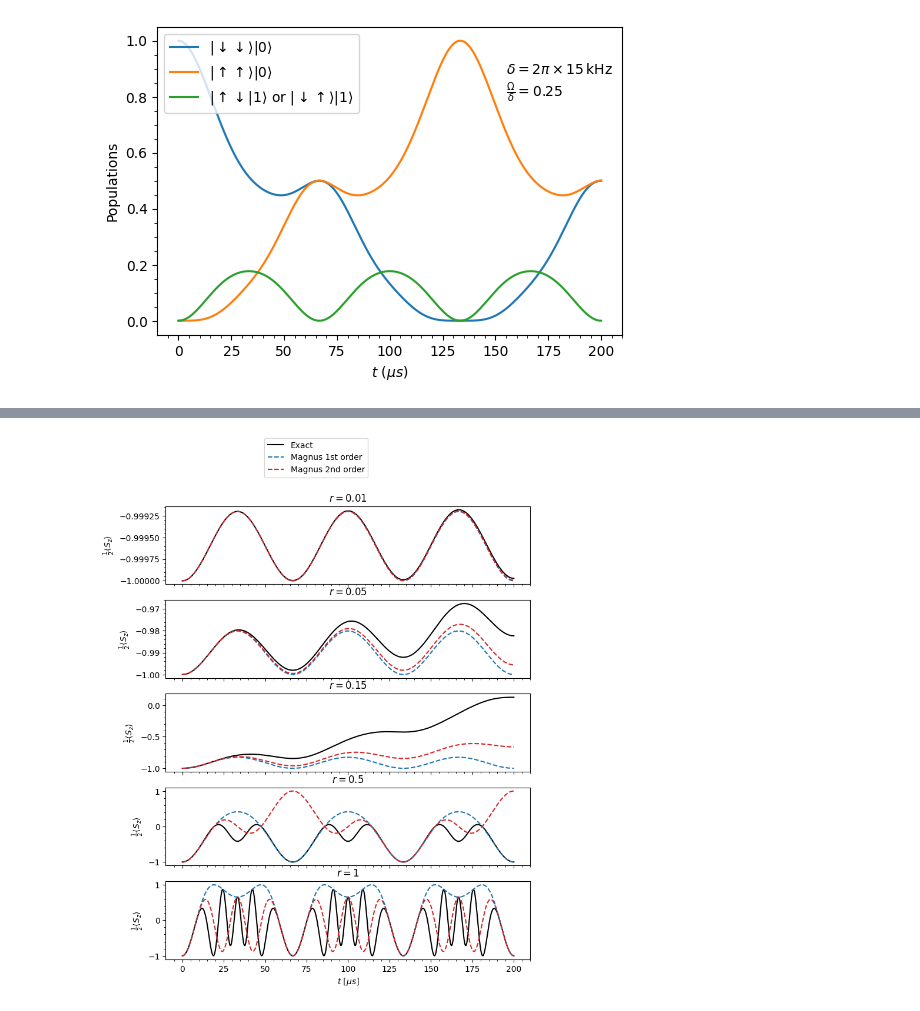
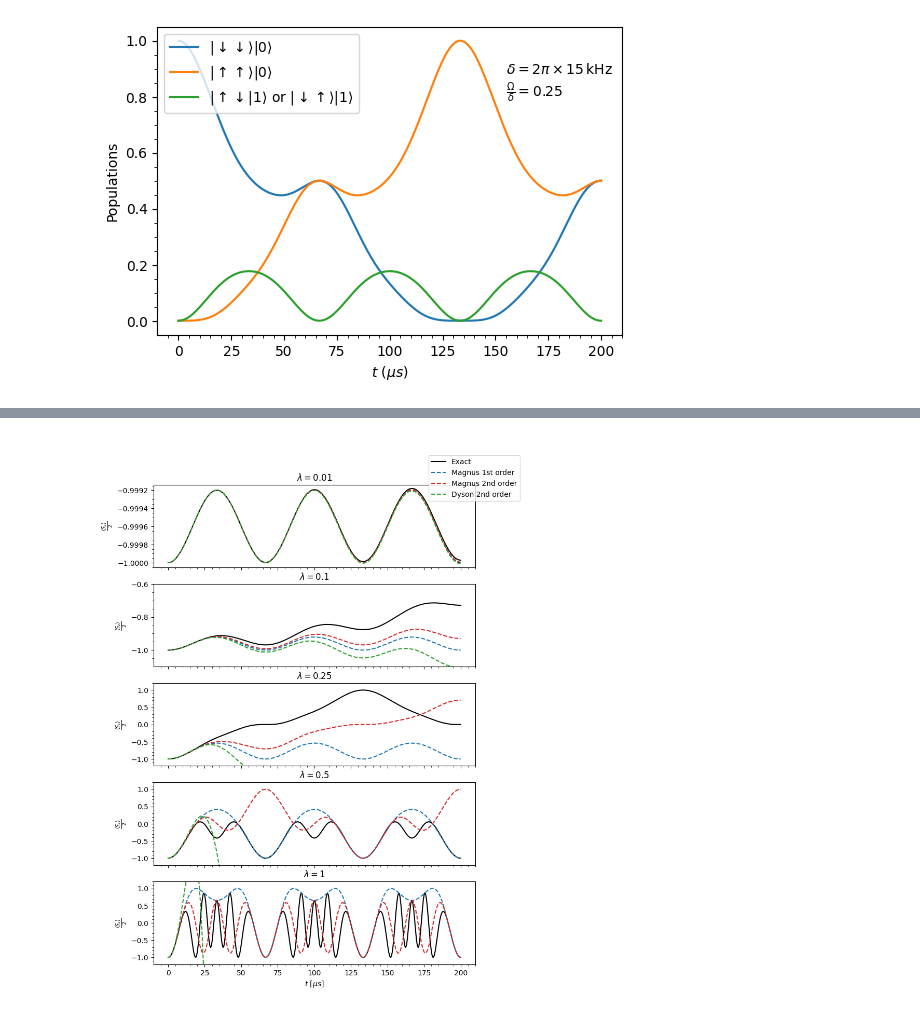
Before and after one commit to diegoscantam/perturbations, a Jupyter notebook: simulation.ipynb, the cells around one changed output, grey strips where cells are left out. Cells and saved outputs as stored; diff of their text form; code cells hidden in the pictures.

Commit message:
Dyson series

```diff
--- a/simulation.ipynb
+++ b/simulation.ipynb
@@ -85,22 +99,18 @@ def expectation_z2(state):
 # %%
+# Frequencies ratio lambda = Omega/delta
+freq_ratio = 0.25
 
+# Populations
 pop00 = []
-pop00_excited = []
 pop11 = []
-pop11_excited = []
 pop10 = []
 pop1001_excited = []
-pop01 = []
-pop01_excited = []
-norm = []
-sum_pop = []
+# Compute state at time t and calculate probability amplitude
 for kk in np.arange(0, int(t_steps)+1, 1):
     state = U(t[kk], freq_ratio) @ gs
-    #state = linalg.expm(-1j*t[kk]*H_1(t[kk])) @gs
     pop00.append(np.abs(state[7])**2)
     pop11.append(np.abs(state[1]**2))
     pop1001_excited.append(0.5*np.abs(state[2])**2 + 0.5*np.abs(state[4])**2)
-    #sum_pop.append(pop00[kk] + pop11[kk] + pop1001_excited[kk])
 
 # Plot of populations
 cmap = plt.get_cmap('tab20')
@@ -123,63 +135,82 @@ plt.show()
 # %%
+# Frequencies ratio lambda = Omega/delta
+freq_ratio = [0.01, 0.1, 0.25, 0.5, 1]
 
-freq_ratio = [0.01, 0.05, 0.15, 0.5, 1]
 
-# Dyson first order
-def D1(t_final, freq_ratio):
-    D1 = np.zeros(shape=(8,8), dtype = complex)
-    for kk in range(0,len(state)):
-        for jj in range(0 ,len(state)):
-            integrand = lambda t : H_1(t, freq_ratio)[kk][jj]
-            result, error = spi.quad(integrand, 0., t_final, complex_func = True)
-            D1[kk][jj] = -1j*result
-    return D1
-
-# First magnus coefficient
+# First Magnus term (time integral of H_1)
 def M1(t, freq_ratio):
         return -2*freq_ratio*np.sin(0.5*delta*t)*np.kron(S_x(), \
         np.exp(0.5j*delta*t)*a - np.exp(-0.5j*delta*t)*a_dagger)
-# Second magnus coefficient
+# Second Magnus term (double time integral of [H_1(t1),H_1(t2)])
 def M2(t, freq_ratio):
-        return -1j*(freq_ratio**2)*delta*(t - np.sin(delta*t)/delta)*np.kron( np.kron(sgm_x, sgm_x), id_2)
+        return -1j*(freq_ratio**2)*delta*(t - np.sin(delta*t)/delta)*np.kron( 2*np.kron(id_2,id_2)+ np.kron(sgm_x, sgm_x), id_2)
 
 
-# Plot of mean <sgm_z>
+# Prepare plot of mean <sgm_z> as a function of t, for different frequency ratios
 cmap = plt.get_cmap('tab20')
 w = 8
-h = 10
+h = 12
 fig = plt.figure(figsize=(w,h))
 fig, axs = plt.subplots(len(freq_ratio), figsize= (w,h),sharex= True)
 
-# Mean Z values
+# Mean z values
 I = np.kron(np.kron(id_2,id_2),id_2)
+D1 = np.zeros(shape = (len(state), len(state)), dtype = complex)
+# For each  ratio ...
 for jj in range(0, len(freq_ratio)):
     mean_z = []
     mean_z1 = []
     mean_z2 = []
-    mean_z1d = []
+    mean_z2d = []
+
+    # Find the value of t for which the integral of the Hamiltonian is equal to pi
+    # This t_limit value is the rigourous bound for the convergence of the ME
+    #integrand = lambda t: linalg.norm(H_1(t, freq_ratio[jj]))
+    #integral = [0]
+    #kk = 0
+    #while(integral[kk] < pi and kk < len(t)-1):
+    #    result, error = spi.quad(integrand, 0, t[kk])
+    #    integral.append(result)
+    #    kk += 1
+    #t_limit = t[kk]
+
+    # ... evolve the state with different expansions
     for kk in np.arange(0, int(t_steps)+1, 1):
+        # Exact:
         state = U(t[kk], freq_ratio[jj]) @ gs
+        # Magnus:
         state1 = linalg.expm(M1(t[kk], freq_ratio[jj])) @ gs
         state2 = linalg.expm(M1(t[kk], freq_ratio[jj]) + M2(t[kk], freq_ratio[jj])) @ gs
-        #state1d = (I + D1(t[kk], freq_ratio[jj])) @ gs
-        mean_z.append(0.5*expectation_z1(state) + 0.5*expectation_z2(state))
-        mean_z1.append(0.5*expectation_z1(state1) + 0.5*expectation_z2(state1))
-        mean_z2.append(0.5*expectation_z1(state2) + 0.5*expectation_z2(state2))
-        #mean_z1d.append(0.5*expectation_z1(state1d) + 0.5*expectation_z2(state1d))
-
+        # Dyson:
+        # Remember the relationship between Magnus terms and Dyson terms:  D1 = M1 and D2 = M2 + 0.5 M1^2
+        state2d = (I + M1(t[kk], freq_ratio[jj]) + M2(t[kk], freq_ratio[jj]) + \
+                 0.5*M1(t[kk], freq_ratio[jj]) @ M1(t[kk], freq_ratio[jj]))@ gs
+        # Store expectation values in a list
+        mean_z.append(expectation_z(state))
+        mean_z1.append(expectation_z(state1))
+        mean_z2.append(expectation_z(state2))
+        mean_z2d.append(expectation_z(state2d))
+    # Plot the different time evolutions for jj-th ratio value
     axs[jj].plot(t, mean_z, color = 'k', label = 'Exact')
     axs[jj].plot(t, mean_z1,  color = cmap(0), linestyle = 'dashed',label = 'Magnus 1st order')
     axs[jj].plot(t, mean_z2,  color = cmap(6), linestyle = 'dashed',label = 'Magnus 2nd order')
-    #axs[jj].plot(t, mean_z1d,  color = cmap(6), linestyle = 'dashed',label = 'Dyson 1st order')
+    axs[jj].plot(t, mean_z2d,  color = cmap(4), linestyle = 'dashed',label = 'Dyson 2nd order')
+    #axs[jj].axvline(t_limit, linestyle= 'solid', color = cmap(1))
     axs[jj].minorticks_on()
-    axs[jj].set_title('$r=$' + str(freq_ratio[jj]))
+    axs[jj].set_title('$\lambda=$' + str(freq_ratio[jj]))
 
+# Set a low y limit on the axis for higher ratios since Dyson series diverges
+axs[1].set_ylim(-1.1,-0.6)
+axs[2].set_ylim(-1.2,1.2)
+axs[3].set_ylim(-1.2,1.2)
+axs[4].set_ylim(-1.2,1.2)
+# Labels setup
 for ax in axs.flat:
-    ax.set(xlabel='$t$ [$\mu s$]', ylabel='$\\frac{1}{2}\langle S_z\\rangle$')
+    ax.set(xlabel='$t$ [$\mu s$]', ylabel='$\\frac{\langle S_z\\rangle}{2}$')
 for ax in axs.flat:
     ax.label_outer()
-
+# Legend setup
 handles, labels = ax.get_legend_handles_labels()
-fig.legend(handles, labels, loc='upper center')
+fig.legend(handles, labels, loc=(0.78,0.88))
 plt.show()
 # %% [output]
@@ -187 +218 @@ plt.show()
-[figure, old version]
+[figure, new version]
```
Also changed, not shown: parts of 7 cells of this notebook, 2 other files.
